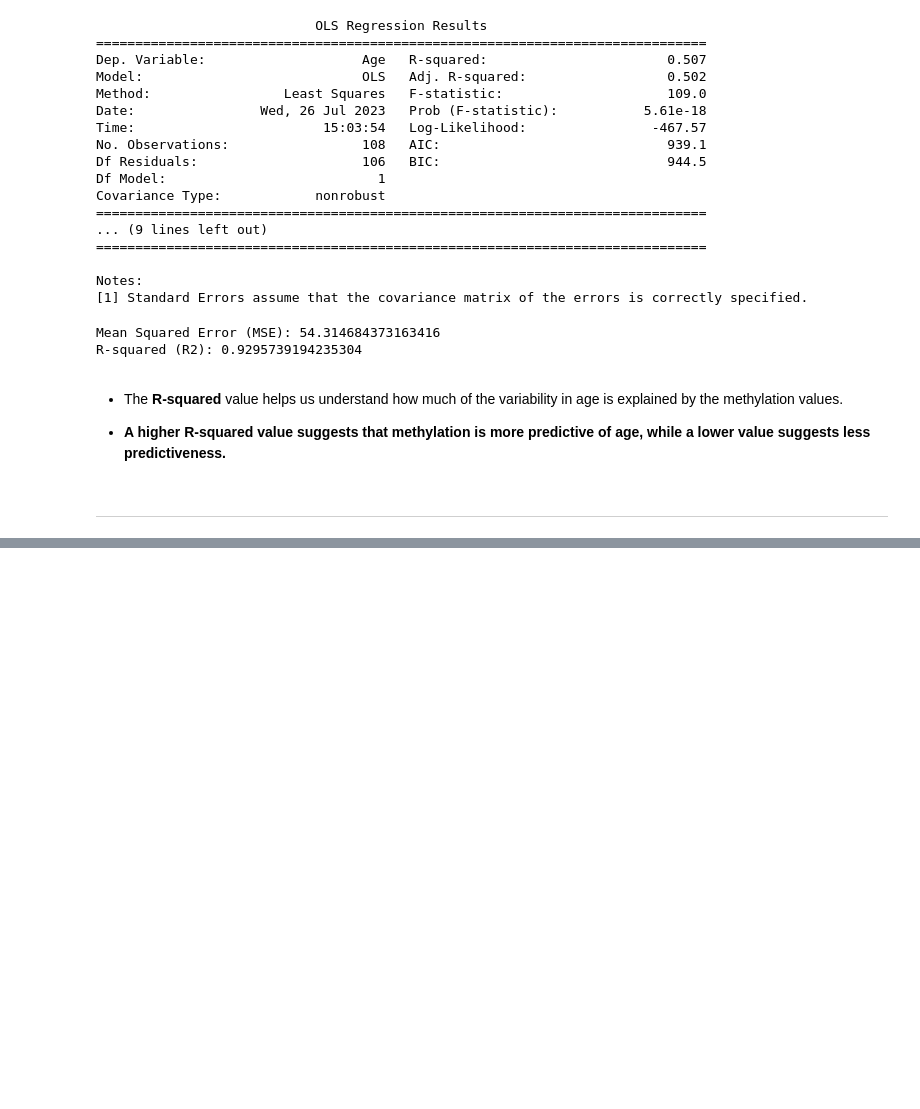
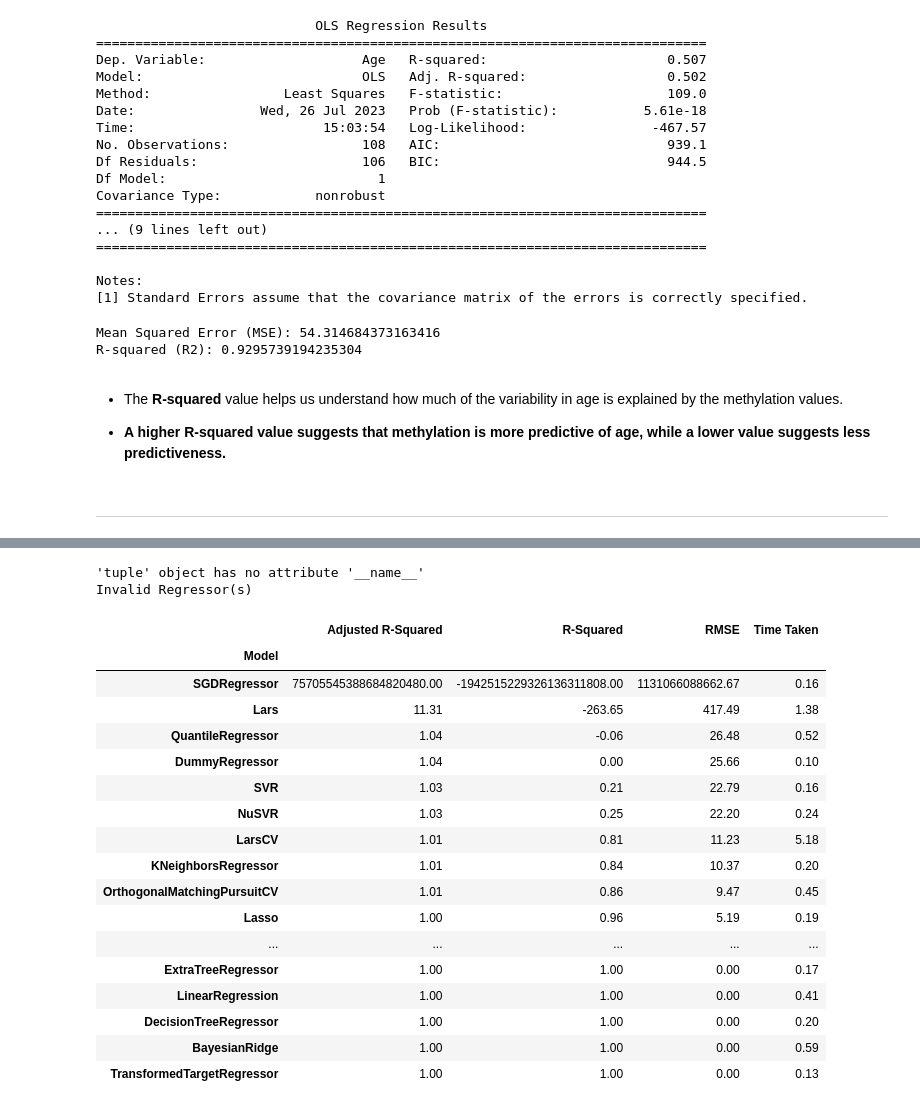
Before and after one commit to ajits-github/Machine_Learning_In_Bioinformatics, a Jupyter notebook: Machine_Learning_in_Bioinformatics.ipynb, the cells around one changed output, grey strips where cells are left out. Saved outputs shown, nothing was run; the diff lists cells and outputs as text; code cells hidden in the pictures; blank space fills up the shorter version.

```diff
--- a/Machine_Learning_in_Bioinformatics.ipynb
+++ b/Machine_Learning_in_Bioinformatics.ipynb
@@ -415,0 +450,29 @@ R-squared (R2): 0.9295739194235304
+# %%
+# Defines and builds the lazyclassifier
+clf = LazyRegressor(verbose=0,ignore_warnings=True, custom_metric=None)
+models_train,predictions_train = clf.fit(X_train, X_train, y_train, y_train)
+models_test,predictions_test = clf.fit(X_train, X_test, y_train, y_test)
+# %% [output]
+'tuple' object has no attribute '__name__'
+Invalid Regressor(s)
+# %%
+predictions_train
+# %% [output]
+|  | Adjusted R-Squared | R-Squared | RMSE | Time Taken |
+| Model |  |  |  |  |
+| SGDRegressor | 75705545388684820480.00 | -1942515229326136311808.00 | 1131066088662.67 | 0.16 |
+| Lars | 11.31 | -263.65 | 417.49 | 1.38 |
+| QuantileRegressor | 1.04 | -0.06 | 26.48 | 0.52 |
+| DummyRegressor | 1.04 | 0.00 | 25.66 | 0.10 |
+| SVR | 1.03 | 0.21 | 22.79 | 0.16 |
+| NuSVR | 1.03 | 0.25 | 22.20 | 0.24 |
+| LarsCV | 1.01 | 0.81 | 11.23 | 5.18 |
+| KNeighborsRegressor | 1.01 | 0.84 | 10.37 | 0.20 |
+| OrthogonalMatchingPursuitCV | 1.01 | 0.86 | 9.47 | 0.45 |
+| Lasso | 1.00 | 0.96 | 5.19 | 0.19 |
+| ... | ... | ... | ... | ... |
+| ExtraTreeRegressor | 1.00 | 1.00 | 0.00 | 0.17 |
+| LinearRegression | 1.00 | 1.00 | 0.00 | 0.41 |
+| DecisionTreeRegressor | 1.00 | 1.00 | 0.00 | 0.20 |
+| BayesianRidge | 1.00 | 1.00 | 0.00 | 0.59 |
+| TransformedTargetRegressor | 1.00 | 1.00 | 0.00 | 0.13 |
```
Also changed, not shown: parts of 5 cells of this notebook.
